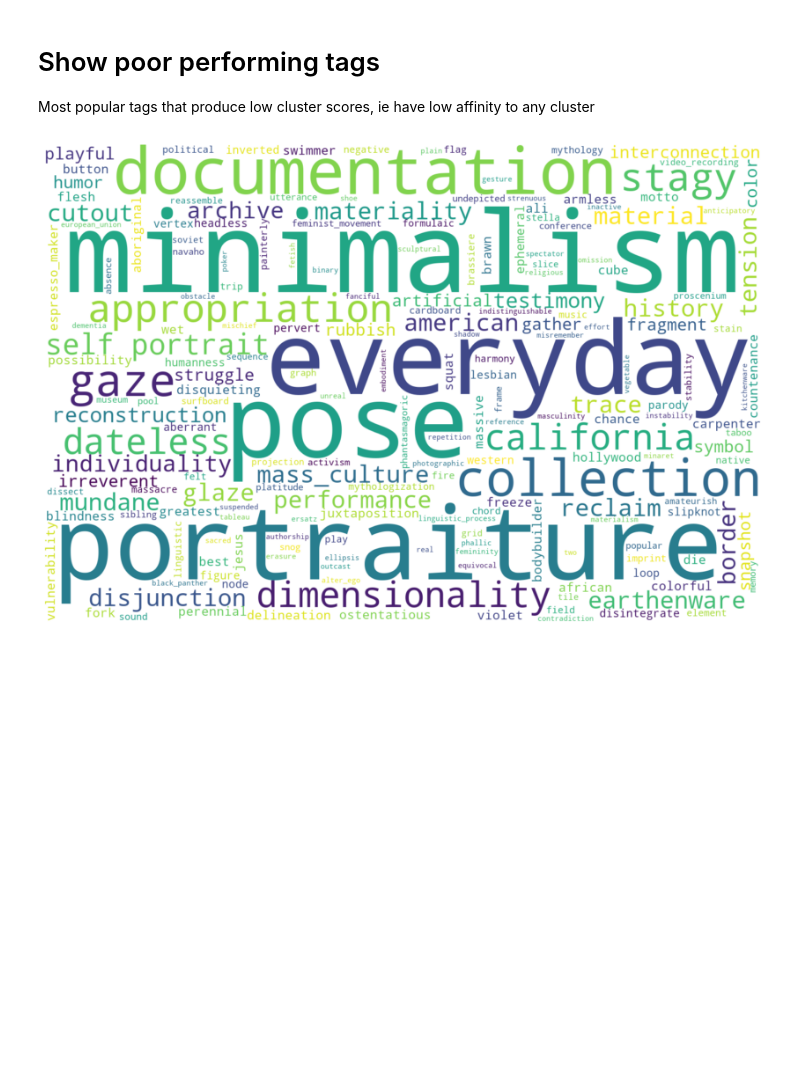
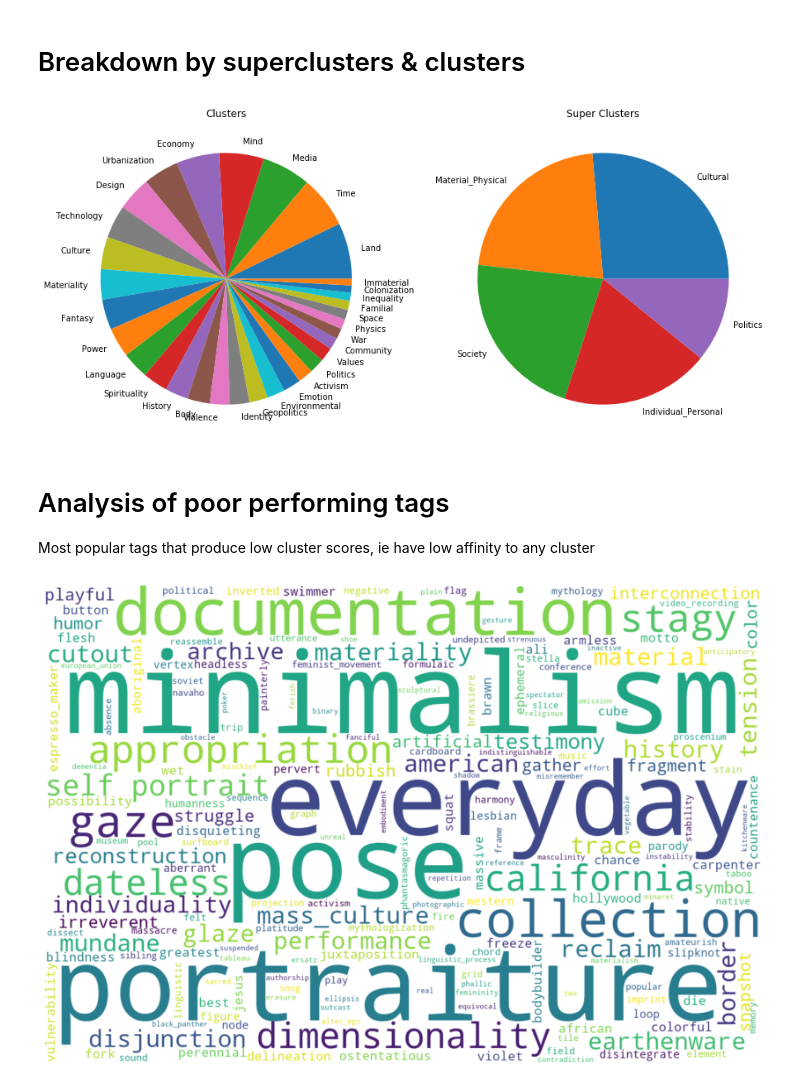
Before and after one commit to darenr/kadist-autotagging, a Jupyter notebook: Kadist Tagged Corpus.ipynb, the cells around one changed output. Drawn from its saved outputs; the diff is of its cells as text; code cells hidden in the pictures; blank space fills up the shorter version.

Commit message:
added more stats breakdowns in Kadist corpus notebook

```diff
--- a/Kadist Tagged Corpus.ipynb
+++ b/Kadist Tagged Corpus.ipynb
@@ -21,8 +21,21 @@ df.head()
 | 2 | Renee Rhodes | The artist writes about her work:... | Renée Rhodes grew up amidst the f... | Moving Clocks Change Rhythm | Americas | [map.v.02, choreography.n.02, per... | https://kadist.org/wp-content/upl... | https://kadist.org/wp-content/upl... | ... |
 | 3 | Fiamma Montezemolo | Montemozolo writes of the work: “... | Born in Rome, Fiamma Montezemolo ... | Fireflies | Americas | [survival.n.01, adjust.v.03, surp... | https://kadist.org/wp-content/upl... | https://kadist.org/wp-content/upl... | ... |
 | 4 | Mladen Stilinovic | The Exploitation of the Dead cycl... | Mladen Stilinovic’s work is based... | Exploitation of the Dead | Europe | [obsoleteness.n.01, meaning.n.01,... | https://kadist.org/wp-content/upl... | https://kadist.org/wp-content/upl... | ... |
+# %% [markdown]
+# Breakdown by superclusters & clusters
+# %%
+fig, (ax1, ax2) = plt.subplots(1, 2, figsize=(15,7.5))
+
+ax1.axis("off"); ax2.axis("off")
+ax1.set_title('Clusters')
+ax2.set_title('Super Clusters')
+
+pd.Series(df.clusters_no_scores.sum()).value_counts()[1:].plot.pie(ax=ax1);
+pd.Series(df.superclusters_no_scores.sum()).value_counts().plot.pie(ax=ax2);
+# %% [output]
+[figure, added]
 # %% [markdown]
-# Show poor performing tags
+# Analysis of poor performing tags
 
 Most popular tags that produce low cluster scores, ie have low affinity to any cluster
 # %%
```
Also changed, not shown: parts of 1 cell of this notebook.
